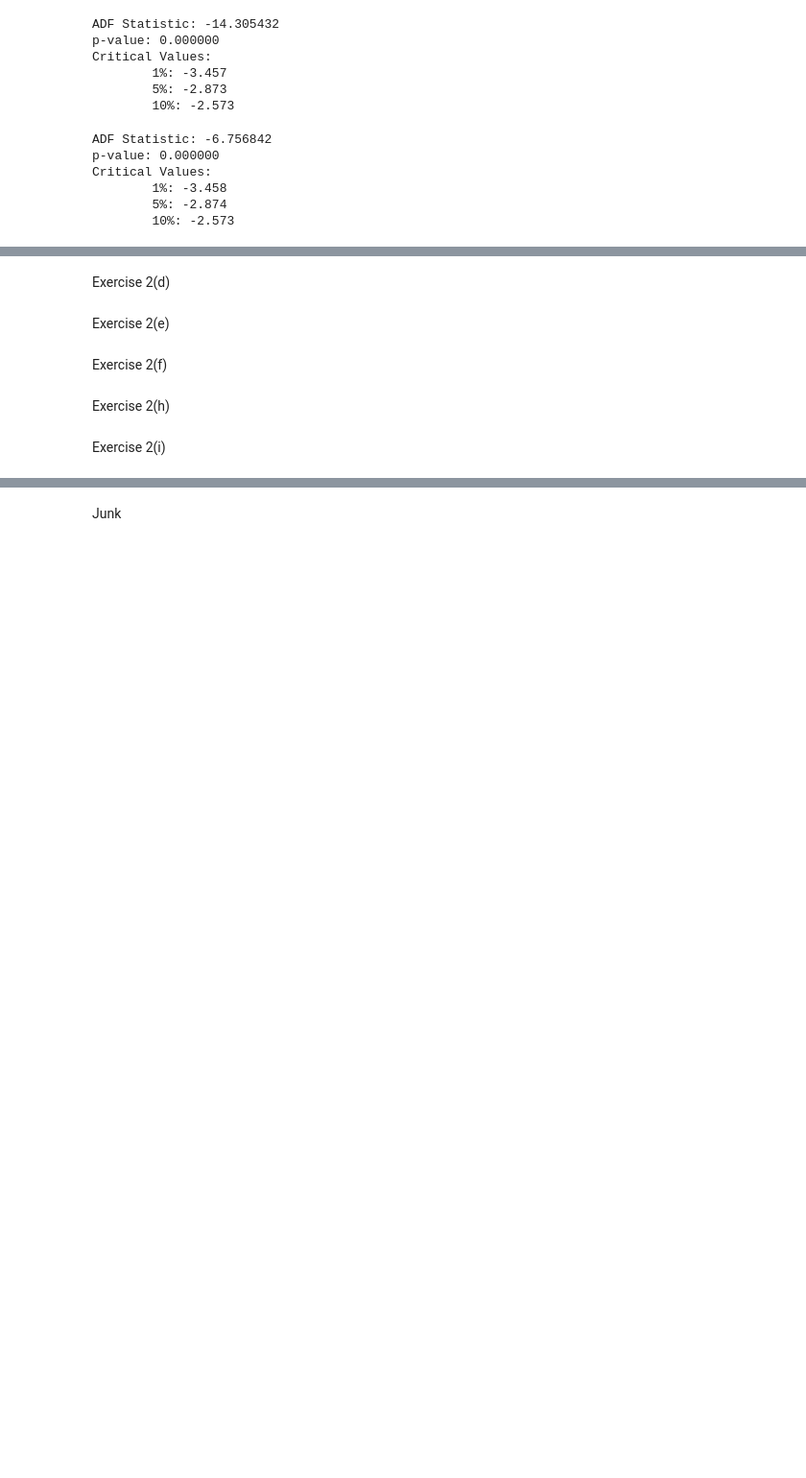
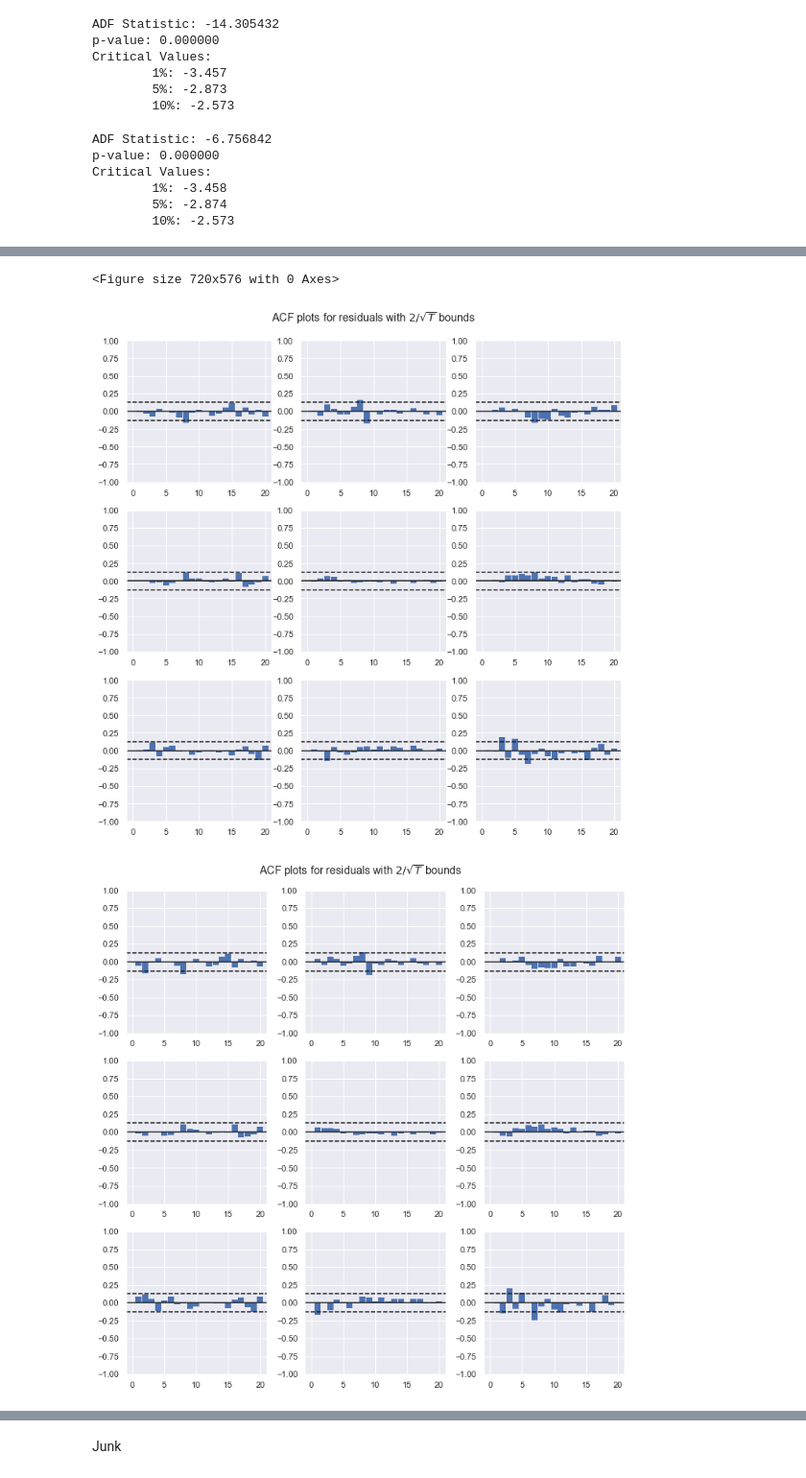
Before and after one commit to jo2hummel/Advanced-Time-Series, a Jupyter notebook: Take Home/Take Home_v0.ipynb, the cells around one changed output, grey strips where cells are left out. Shown at 96% size. Drawn from its saved outputs; the diff is of its cells as text; code cells hidden in the pictures; blank space fills up the shorter version.

Commit message:
v0.1, initial code everywhere
added code for every exercise but doing so thoughtless, i.e. there are likely still many mistakes, useless parameter settings, missing details etc.

```diff
--- a/Take Home/Take Home_v0.ipynb
+++ b/Take Home/Take Home_v0.ipynb
@@ -590,10 +588,50 @@ Exercise 2(c)
-# %% [markdown]
-Exercise 2(d)
-# %% [markdown]
-Exercise 2(e)
-# %% [markdown]
-Exercise 2(f)
-# %% [markdown]
-Exercise 2(h)
-# %% [markdown]
-Exercise 2(i)
+# %%
+### MUSS NOCH DRINGEND ÜBERARBEITET WERDEN / außerdem noch nciht vollständig
+
+# combine vars
+#y = pd.array([[usmacroex["DINF"], usmacroex["UNRATE"], usmacroex["DFEDFUNDS"]]]).T.reshape(251, 3)[2:,:] # dropping first two rows bc of diffs (i.e. are nan)
+
+# retrieve lag-order suggested by AIC and SC (pmax = 12)
+sgsted_lo = var_information_criteria(np.array(usmacroex[["DINF", "UNRATE", "DFEDFUNDS"]].dropna()).T, 12)[1:3]
+
+### estimate VARs with intercept
+### AIC
+# BAIC, tratsAIC, covmatAIC = kdimvar(y, sgsted_lo[0], intercept=True)
+model = VAR(usmacroex[["DINF", "UNRATE", "DFEDFUNDS"]].dropna())
+varAIC = model.fit(sgsted_lo[0])
+print(varAIC.summary(), "\n")
+
+# do portmanteau test ### CHOOSING 34??? lags.. does this make sense?? taken from CT PS1 Ex1 f
+
+print(varAIC.test_whiteness(34).summary(), "\n")
+print(varAIC.test_whiteness(34, adjusted=True).summary(), "\n")
+# normality tests
+print(varAIC.test_normality(), "\n\n\n")
+
+### SC
+# BSC, tratsSC, covmatSC = kdimvar(y, sgsted_lo[1], intercept=True)
+model = VAR(usmacroex[["DINF", "UNRATE", "DFEDFUNDS"]].dropna())
+varSC = model.fit(sgsted_lo[1])
+print(varSC.summary(), "\n")
+
+print(varSC.test_whiteness(34).summary(), "\n")
+print(varSC.test_whiteness(34, adjusted=True).summary(), "\n")
+print(varSC.test_normality(), "\n\n\n")
+
+#what do you conclude with respect to the adequacy of your models?
+
+# plot standardized residuals of the model selected by AIC to explain your normality test results.
+
+
+plt.figure(figsize=(10,8))
+varAIC.plot_acorr(20) ### no, this is residual autocorrelation, not resids
+varSC.plot_acorr(20) ### ...
+plt.tight_layout()
+
+# Which model would you prefer?
+
+# tbd
+preferred_model = varAIC
+
+### does this make sense?? taken from CT PS1 Ex1 e
+# %% [output]
@@ -599,0 +655,3 @@ Exercise 2(i)
+<Figure size 720x576 with 0 Axes>
+[figure, added]
+[figure, added]
```
Also changed, not shown: parts of 26 cells of this notebook.
